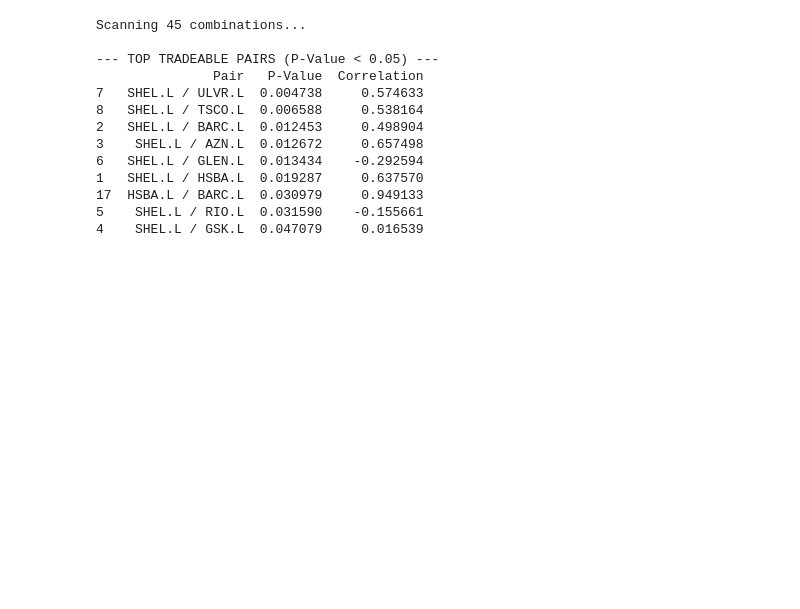
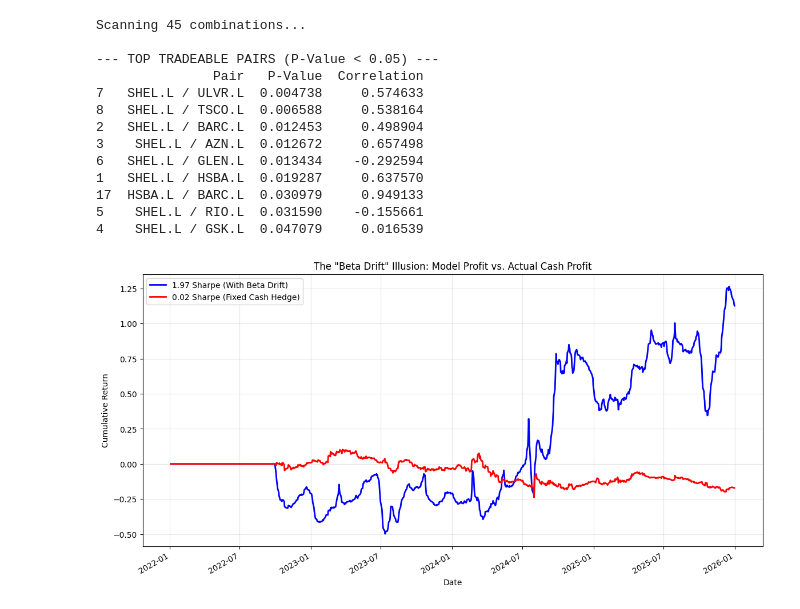
Before and after one commit to Vish27010/Statistical-Arbitrage-FTSE100, a Jupyter notebook: notebooks/01_pair_exploration.ipynb, the cells around one changed output. Drawn from its saved outputs; the diff is of its cells as text; code cells hidden in the pictures; blank space fills up the shorter version.

```diff
--- a/notebooks/01_pair_exploration.ipynb
+++ b/notebooks/01_pair_exploration.ipynb
@@ -245,3 +259,62 @@ Scanning 45 combinations...
 17  HSBA.L / BARC.L  0.030979     0.949133
 5    SHEL.L / RIO.L  0.031590    -0.155661
 4    SHEL.L / GSK.L  0.047079     0.016539
+# %%
+import numpy as np
+import pandas as pd
+import statsmodels.api as sm
+import matplotlib.pyplot as plt
+
+def get_comparison_data(ticker_y, ticker_x, df, fee_bps=5, window=60):
+    pair_df = df[[ticker_y, ticker_x]].dropna().copy()
+    y, x = pair_df[ticker_y], pair_df[ticker_x]
+
+    # 1. Calculate Rolling Beta
+    rolling_beta = []
+    for i in range(len(pair_df)):
+        if i < window:
+            rolling_beta.append(np.nan)
+        else:
+            y_slice = y.iloc[i-window:i]
+            x_slice = sm.add_constant(x.iloc[i-window:i])
+            model = sm.OLS(y_slice, x_slice).fit()
+            rolling_beta.append(model.params.iloc[1])
+    pair_df['beta'] = rolling_beta
+
+    # 2. Signals (Identical for both)
+    pair_df['spread'] = y - (pair_df['beta'] * x)
+    spread = pair_df['spread']
+    z = (spread - spread.rolling(window).mean()) / spread.rolling(window).std()
+
+    pos = pd.Series(0, index=z.index)
+    pos[z <= -2.0] = 1
+    pos[z >= 2.0] = -1
+    pos[abs(z) <= 0.5] = 0
+    pos = pos.replace(0, np.nan).ffill().fillna(0).shift(1)
+
+    # 3. VERSION A: The 1.97 Logic (Includes Beta Drift)
+    # Profit = Delta(Spread)
+    ret_197 = pos * spread.diff() / (y + (pair_df['beta'] * x)).shift(1)
+
+    # 4. VERSION B: The 0.02 Logic (Fixed Hedge)
+    # Profit = Delta(Y) - Beta * Delta(X)
+    dy, dx = y.diff(), x.diff()
+    ret_002 = pos * (dy - (pair_df['beta'].shift(1) * dx)) / (y + (pair_df['beta'] * x)).shift(1)
+
+    return ret_197.fillna(0), ret_002.fillna(0)
+
+# Run for the main pair
+ret1, ret2 = get_comparison_data('HSBA.L', 'BARC.L', df)
+
+# Plotting the "Drift Gap"
+plt.figure(figsize=(14, 7))
+((ret1 + 1).cumprod() - 1).plot(label='1.97 Sharpe (With Beta Drift)', color='blue', lw=2)
+((ret2 + 1).cumprod() - 1).plot(label='0.02 Sharpe (Fixed Cash Hedge)', color='red', lw=2)
+
+plt.title('The "Beta Drift" Illusion: Model Profit vs. Actual Cash Profit')
+plt.ylabel('Cumulative Return')
+plt.legend()
+plt.grid(True, alpha=0.3)
+plt.show()
+# %% [output]
+[figure, added]
```
Also changed, not shown: parts of 2 cells of this notebook.
